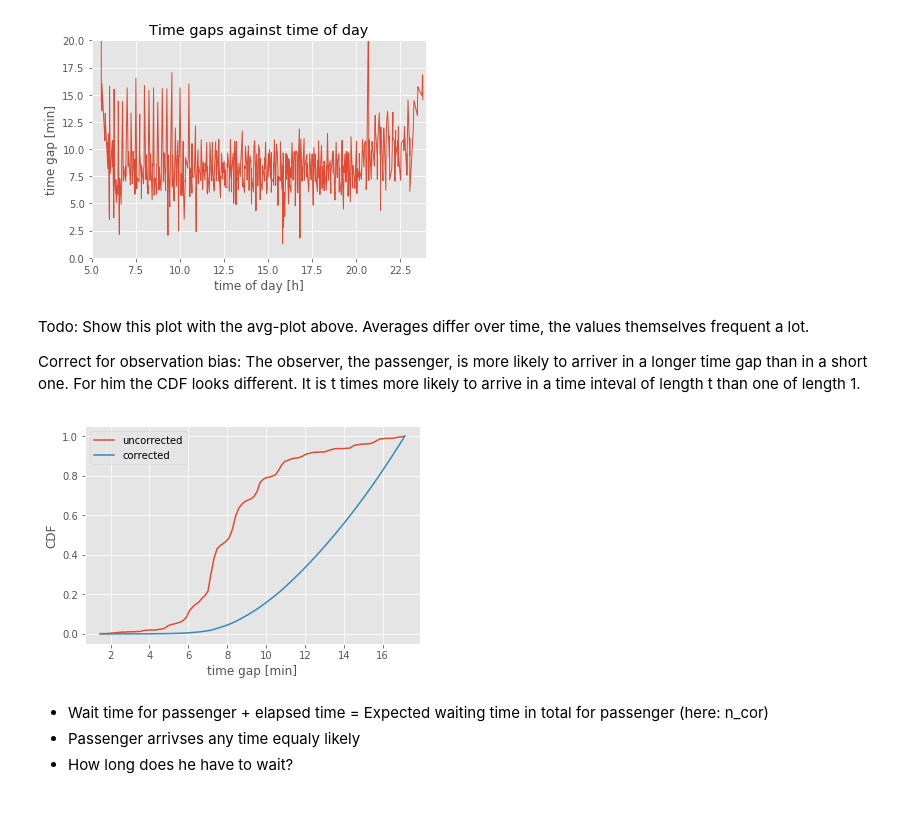
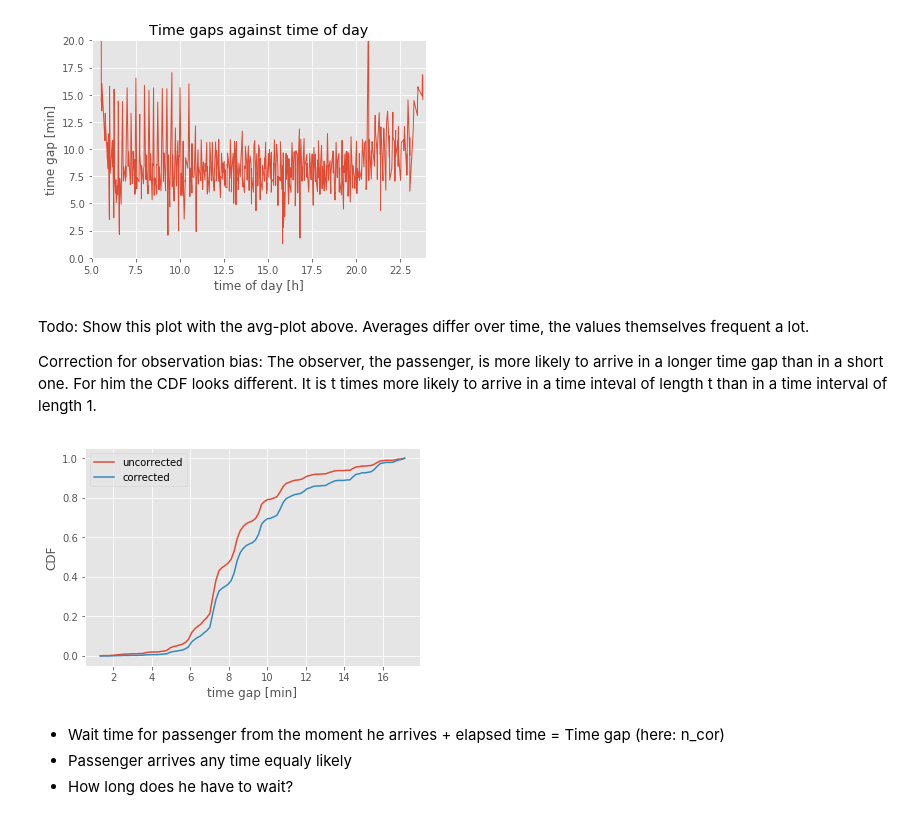
Before and after one commit to fdelia/VBZ-Fahrzeiten, a Jupyter notebook: VBZ Fahrzeiten Prediction.ipynb, the cells around one changed output. Saved outputs shown, nothing was run; the diff lists cells and outputs as text; code cells hidden in the pictures.

Commit message:
add expected waiting time, unfinished

```diff
--- a/VBZ Fahrzeiten Prediction.ipynb
+++ b/VBZ Fahrzeiten Prediction.ipynb
@@ -251,10 +251,14 @@ for date, group in grouped:
 
 times = []
 gap_avgs = []
+all_gaps = []
 for time in sorted(gaps_over_time):
     times.append(time)
     gaps = gaps_over_time[time]
     gap_avgs.append(numpy.mean(gaps))
+    all_gaps += gaps
+
+print("Mean of time gaps: %.2f Min." % (numpy.mean(all_gaps)/60))
 
 # Change to minutes for convenience
 toMin = numpy.vectorize(lambda x: float(x)/60)
@@ -283,28 +288,31 @@ plt.show()
 # %% [markdown]
 Todo: Show this plot with the avg-plot above. Averages differ over time, the values themselves frequent a lot.
 
-Correct for observation bias: The observer, the passenger, is more likely to arriver in a longer time gap than in a short one. For him the CDF looks different. It is t times more likely to arrive in a time inteval of length t than one of length 1.
+Correction for observation bias: The observer, the passenger, is more likely to arrive in a longer time gap than in a short one. For him the CDF looks different. It is t times more likely to arrive in a time inteval of length t than in a time interval of length 1.
 # %%
-n_cor_pdf = [] # Possibility for bin i from bins[1:]
+n_cor_pmf = [] # Possibility for bin i from bins[1:]
+n2 = numpy.concatenate(([0], n)) # n is CDF from uncorrected dist
+n_pmf = []
 for i, t in enumerate(bins[1:]):
-    n_cor_pdf.append(t * n[i])
+    n_pmf.append(n2[i+1] - n2[i])
+    n_cor_pmf.append(t * (n2[i+1] - n2[i]))
 
 # Normalize
-n_cor_pdf /= numpy.sum(n_cor_pdf, axis=0)
+n_cor_pmf /= numpy.sum(n_cor_pmf, axis=0)
 # Calculate CDF
 n_cor = [0]
-for val in n_cor_pdf: n_cor.append(n_cor[-1] + val)
+for val in n_cor_pmf: n_cor.append(n_cor[-1] + val)
 
-plt.plot(bins[1:], n, label='uncorrected')
-plt.plot(bins[1:], n_cor[1:], label='corrected')
+plt.plot(bins, n2, label='uncorrected')
+plt.plot(bins, n_cor, label='corrected')
 plt.xlabel('time gap [min]')
 plt.ylabel('CDF')
 
 plt.legend()
 plt.show()
 # %% [output]
-[figure, old version]
+[figure, new version]
 # %% [markdown]
-* Wait time for passenger + elapsed time = Expected waiting time in total for passenger (here: n_cor)
-* Passenger arrivses any time equaly likely
+* Wait time for passenger from the moment he arrives + elapsed time = Time gap (here: n_cor)
+* Passenger arrives any time equaly likely
 * How long does he have to wait?
```
Also changed, not shown: parts of 2 cells of this notebook.
